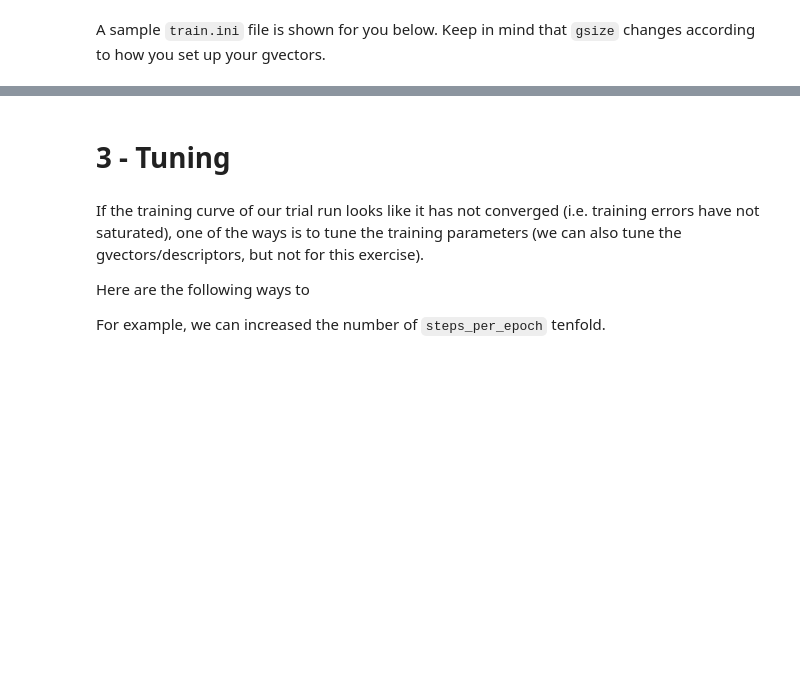
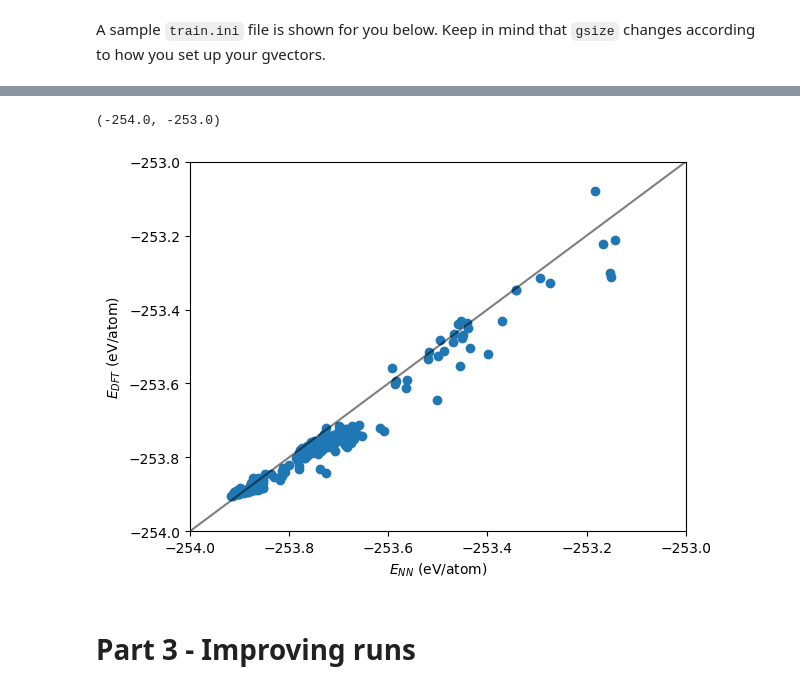
Before and after one commit to apolmiguel/how2trainyournetwork_course, a Jupyter notebook: exercise_1_carbon.ipynb, the cells around one changed output, grey strips where cells are left out. Cells and saved outputs as stored; diff of their text form; code cells hidden in the pictures; blank space fills up the shorter version.

Commit message:
Finished 1st skeleton for exercise_1_carbon.ipynb.

```diff
--- a/exercise_1_carbon.ipynb
+++ b/exercise_1_carbon.ipynb
@@ -270,8 +308,14 @@ plt.show()
+# %%
+dv_trial = pd.read_csv('val_diamond1000_trial/epoch_10_step_10000.dat', delim_whitespace=True)
+plt.scatter(dv_trial['e_ref']/dv_trial['n_atoms'], dv_trial['e_nn']/dv_trial['n_atoms'])
+plt.ylabel(r'$E_{DFT}$ (eV/atom)')
+plt.xlabel(r'$E_{NN}$ (eV/atom)')
+lims = [min(-700, -200), max(-700, -200)]
+plt.plot(lims, lims, color='k', alpha=0.5)
+plt.xlim(-254,-253)
+plt.ylim(-254,-253)
+# %% [output]
+(-254.0, -253.0)
+[figure, added]
 # %% [markdown]
-# 3 - Tuning
+# Part 3 - Improving runs
-# %% [markdown]
-If the training curve of our trial run looks like it has not converged (i.e. training errors have not saturated), one of the ways is to tune the training parameters (we can also tune the gvectors/descriptors, but not for this exercise).
-
-Here are the following ways to
-
-For example, we can increased the number of `steps_per_epoch` tenfold.
```
Also changed, not shown: parts of 35 cells of this notebook, 7 other files.
